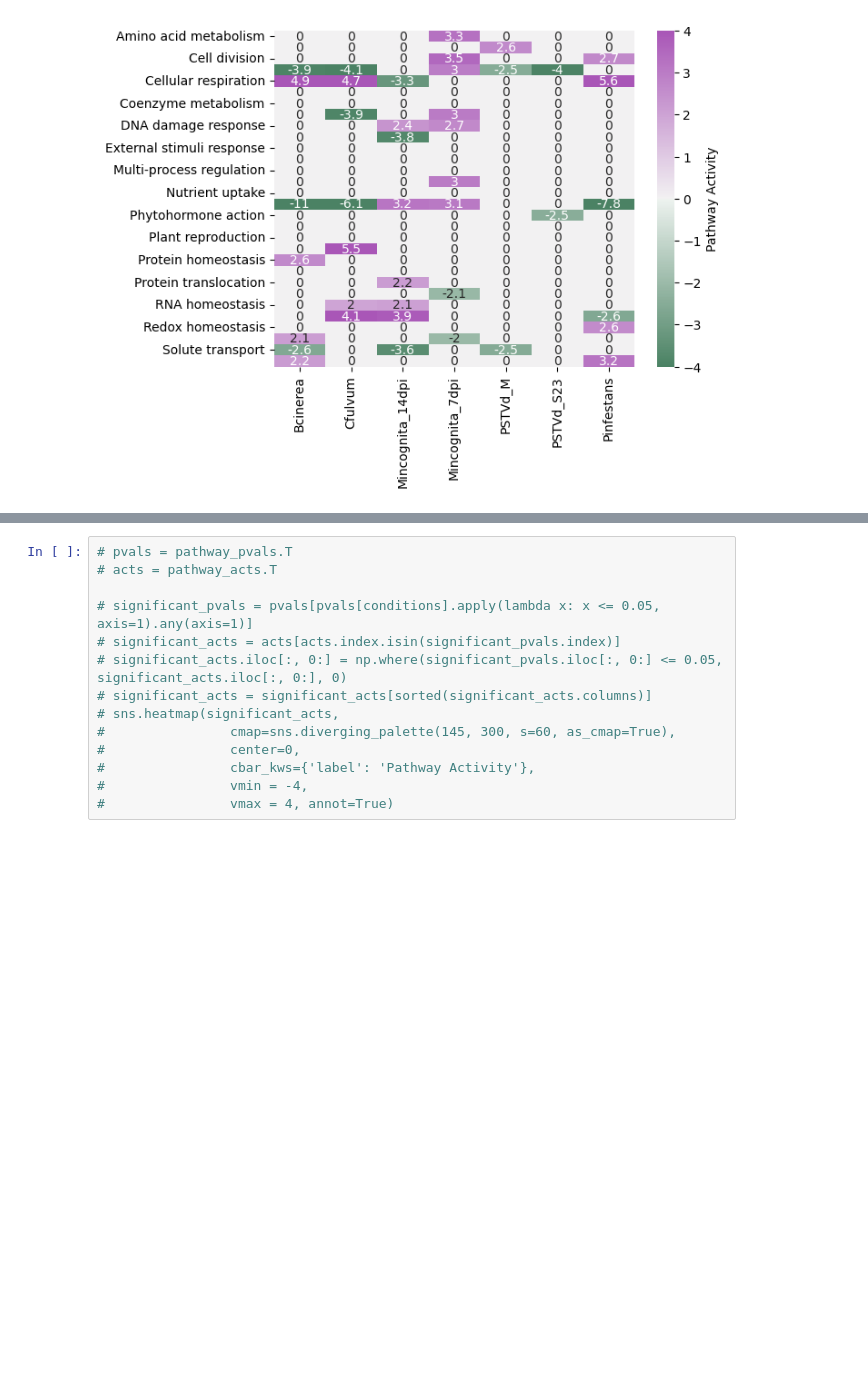
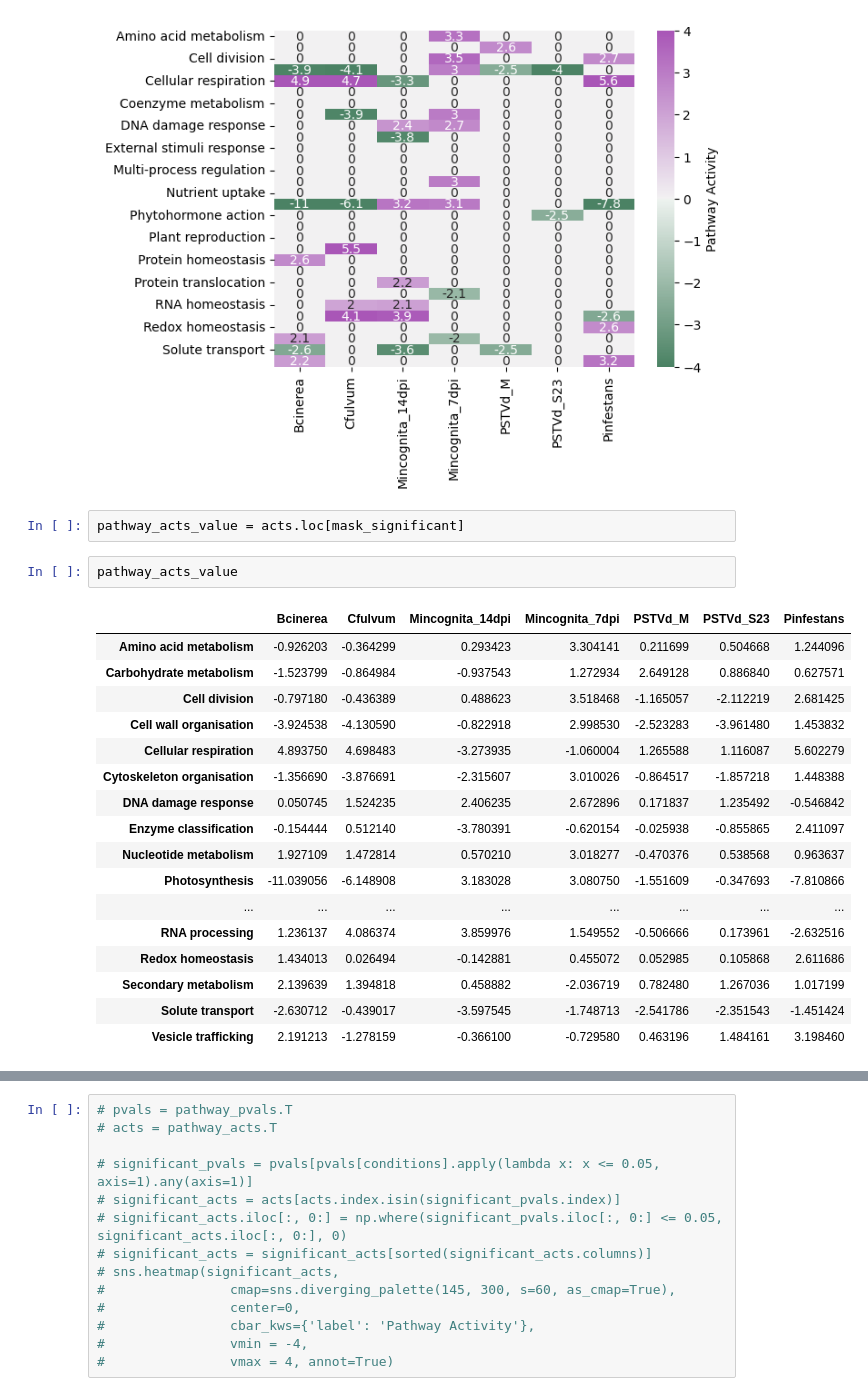
Before and after one commit to Plant-Net/GENIAL_Framework, a Jupyter notebook: TDA/Pathway_TDA_and_link_TF_pathway.ipynb, the cells around one changed output, grey strips where cells are left out. Cells and saved outputs as stored; diff of their text form; blank space fills up the shorter version.

```diff
--- a/TDA/Pathway_TDA_and_link_TF_pathway.ipynb
+++ b/TDA/Pathway_TDA_and_link_TF_pathway.ipynb
@@ -54,3 +56,25 @@ sns.heatmap(significant_acts,
 # %% [output]
 <Axes: >
 [figure]
+# %%
+pathway_acts_value = acts.loc[mask_significant]
+# %%
+pathway_acts_value
+# %% [output]
+|  | Bcinerea | Cfulvum | Mincognita_14dpi | Mincognita_7dpi | PSTVd_M | PSTVd_S23 | Pinfestans |
+| Amino acid metabolism | -0.926203 | -0.364299 | 0.293423 | 3.304141 | 0.211699 | 0.504668 | 1.244096 |
+| Carbohydrate metabolism | -1.523799 | -0.864984 | -0.937543 | 1.272934 | 2.649128 | 0.886840 | 0.627571 |
+| Cell division | -0.797180 | -0.436389 | 0.488623 | 3.518468 | -1.165057 | -2.112219 | 2.681425 |
+| Cell wall organisation | -3.924538 | -4.130590 | -0.822918 | 2.998530 | -2.523283 | -3.961480 | 1.453832 |
+| Cellular respiration | 4.893750 | 4.698483 | -3.273935 | -1.060004 | 1.265588 | 1.116087 | 5.602279 |
+| Cytoskeleton organisation | -1.356690 | -3.876691 | -2.315607 | 3.010026 | -0.864517 | -1.857218 | 1.448388 |
+| DNA damage response | 0.050745 | 1.524235 | 2.406235 | 2.672896 | 0.171837 | 1.235492 | -0.546842 |
+| Enzyme classification | -0.154444 | 0.512140 | -3.780391 | -0.620154 | -0.025938 | -0.855865 | 2.411097 |
+| Nucleotide metabolism | 1.927109 | 1.472814 | 0.570210 | 3.018277 | -0.470376 | 0.538568 | 0.963637 |
+| Photosynthesis | -11.039056 | -6.148908 | 3.183028 | 3.080750 | -1.551609 | -0.347693 | -7.810866 |
+| ... | ... | ... | ... | ... | ... | ... | ... |
+| RNA processing | 1.236137 | 4.086374 | 3.859976 | 1.549552 | -0.506666 | 0.173961 | -2.632516 |
+| Redox homeostasis | 1.434013 | 0.026494 | -0.142881 | 0.455072 | 0.052985 | 0.105868 | 2.611686 |
+| Secondary metabolism | 2.139639 | 1.394818 | 0.458882 | -2.036719 | 0.782480 | 1.267036 | 1.017199 |
+| Solute transport | -2.630712 | -0.439017 | -3.597545 | -1.748713 | -2.541786 | -2.351543 | -1.451424 |
+| Vesicle trafficking | 2.191213 | -1.278159 | -0.366100 | -0.729580 | 0.463196 | 1.484161 | 3.198460 |
```
Also changed, not shown: parts of 9 cells of this notebook, 3 other files.
